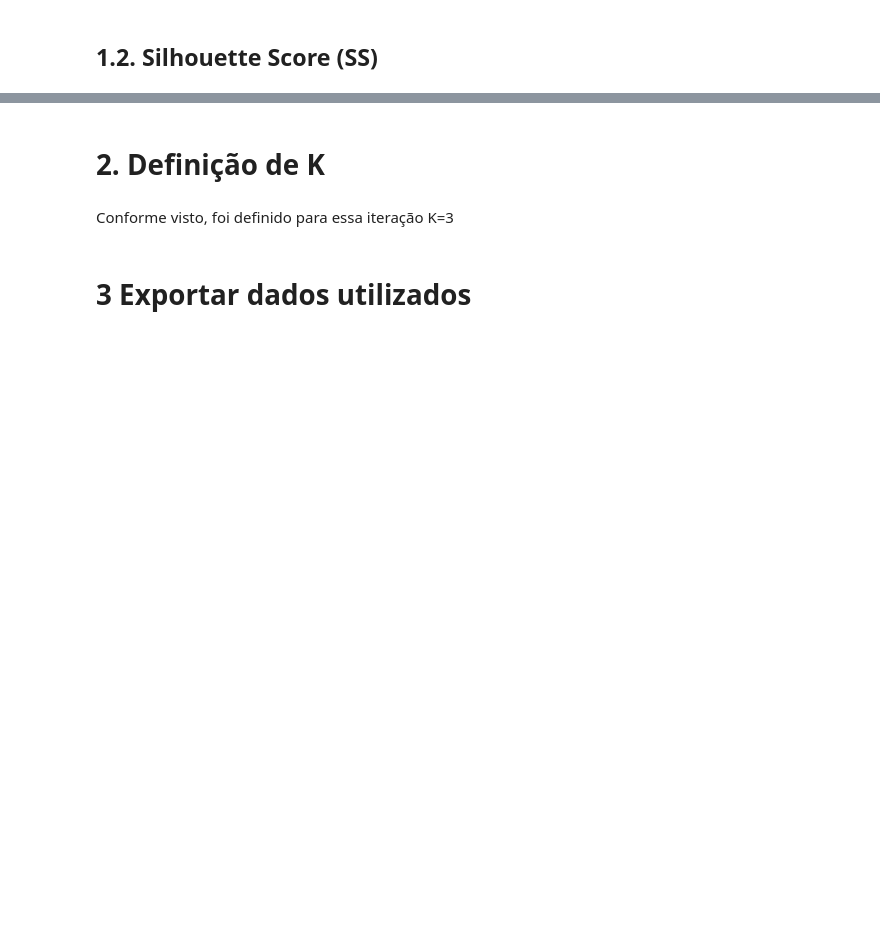
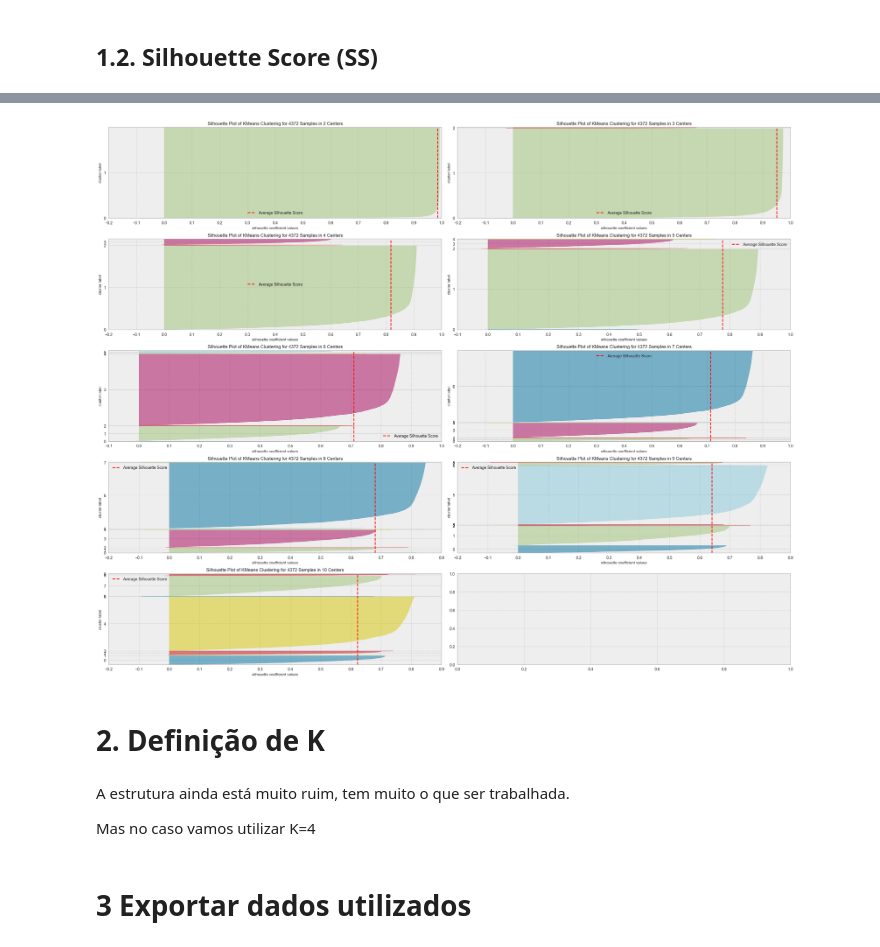
Before and after one commit to Gabrielnbr/Fidelidade-Classificacao, a Jupyter notebook: notebooks/7.0.Hyperparametros_fine-tunning.ipynb, the cells around one changed output, grey strips where cells are left out. Cells and saved outputs as stored; diff of their text form; code cells hidden in the pictures; blank space fills up the shorter version.

Commit message:
feat: iter 2 multiplos note

```diff
--- a/notebooks/7.0.Hyperparametros_fine-tunning.ipynb
+++ b/notebooks/7.0.Hyperparametros_fine-tunning.ipynb
@@ -65,8 +66,24 @@ kmeans_ss.show()
 <Axes: title={'center': 'Silhouette Score Elbow for KMeans Clustering'}, xlabel='k', ylabel='silhouette score'>
+# %%
+fig, ax = plt.subplots( 5, 2, figsize=(25, 20))
+
+for k in clusters:
+    kmeans_viz = KMeans( n_clusters = k, init='random', n_init=10, max_iter=100, random_state=88)
+    q, mod = divmod(k,2)
+    visualiser = SilhouetteVisualizer(kmeans_viz, colors = 'yellowbrick', force_model=True, ax=ax[q-1][mod])
+    visualiser.fit(X)
+    visualiser.finalize()
+
+plt.tight_layout()
+plt.show()
+# %% [output]
+[figure, added]
 # %% [markdown]
 # 2. Definição de K
 # %% [markdown]
-Conforme visto, foi definido para essa iteração K=3
+A estrutura ainda está muito ruim, tem muito o que ser trabalhada.
+
+Mas no caso vamos utilizar K=4
 # %% [markdown]
 # 3 Exportar dados utilizados
 # %%
```
Also changed, not shown: parts of 6 cells of this notebook, 9 other files.
